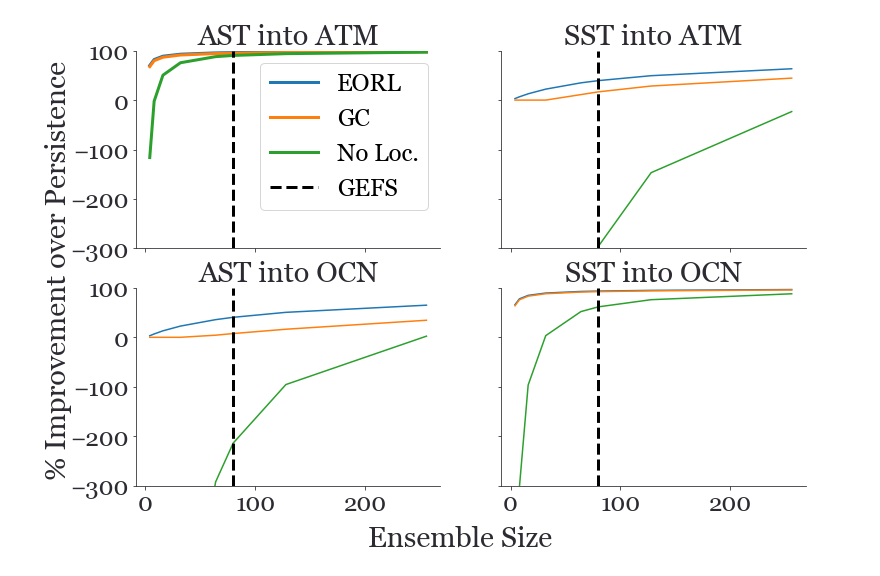
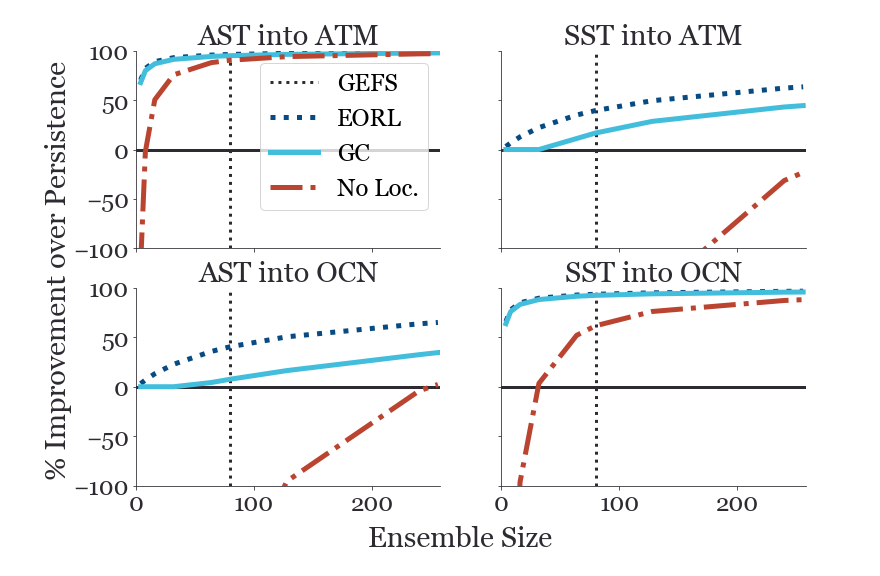
Before and after one commit to NOAA-PSL/obs_loc_for_scda, a Jupyter notebook: notebooks/opt_loc_by_ens_size.ipynb, the cells around one changed output. Cells and saved outputs as stored; diff of their text form; code cells hidden in the pictures.

```diff
--- a/notebooks/opt_loc_by_ens_size.ipynb
+++ b/notebooks/opt_loc_by_ens_size.ipynb
@@ -21,10 +23,11 @@ my_data_dir = proj_dir + '/my_data/20151206.030000/'
 nb_dir = proj_dir + '/notebooks/'
 # %%
 # Define colors
-raisin_black = [45/256, 42/256, 50/256]
-heliotrope_gray = [162/256, 155/256, 171/256]
-pacific_blue = [37/256, 162/256, 192/256]
-deep_saffron = [255/256, 145/256, 51/256]
+raisin_black       = [ 45/256,  42/256,  50/256]
+yale_blue          = [  8/256,  75/256, 131/256]
+maximum_blue       = [ 66/256, 191/256, 221/256]
+mint_green         = [173/256, 252/256, 146/256]
+golden_gate_bridge = [187/256,  68/256,  48/256]
 # %%
 def get_filenum(filename):
   match_obj = re.search('(?<=opt_loc_global_Ne).*(?=\.nc)', filename)
@@ -86,53 +74,59 @@ plt.show()
 fig, axs = plt.subplots(nrows=2, ncols=2, sharex=True, sharey=True)
 
 # AST into ATM
-axs[0,0].plot(ds['ens_size'].values, 100*ds['error_eorl_atm_ast_relative_median'].values, linewidth=3, label='EORL')
-axs[0,0].plot(ds['ens_size'].values, 100*ds['error_gcr_atm_ast_relative_median'].values, linewidth=3, label='GC')
-axs[0,0].plot(ds['ens_size'].values, 100*ds['error_unloc_atm_ast_relative_median'].values, linewidth=3, label='No Loc.')
-axs[0,0].axvline(80, color='k', linestyle='--', linewidth=3, label = 'GEFS')
+axs[0,0].axhline(0, color=raisin_black, linestyle='-', linewidth=3)
+axs[0,0].axvline(80, color=raisin_black, linestyle=':', linewidth=3, label = 'GEFS')
+axs[0,0].plot(ds['ens_size'].values, 100*ds['error_eorl_atm_ast_relative_median'].values,  linewidth=5, linestyle=':',  color=yale_blue,          label='EORL')
+axs[0,0].plot(ds['ens_size'].values, 100*ds['error_gcr_atm_ast_relative_median'].values,   linewidth=5, linestyle='-',  color=maximum_blue,       label='GC')
+axs[0,0].plot(ds['ens_size'].values, 100*ds['error_unloc_atm_ast_relative_median'].values, linewidth=5, linestyle='-.', color=golden_gate_bridge, label='No Loc.')
 
 # SST into ATM
-axs[0,1].plot(ds['ens_size'].values, 100*ds['error_eorl_atm_sst_relative_median'].values)
-axs[0,1].plot(ds['ens_size'].values, 100*ds['error_gcr_atm_sst_relative_median'].values)
-axs[0,1].plot(ds['ens_size'].values, 100*ds['error_unloc_atm_sst_relative_median'].values)
-axs[0,1].axvline(80, color='k', linestyle='--', linewidth=3)
+axs[0,1].axhline(0, color=raisin_black, linestyle='-', linewidth=3)
+axs[0,1].axvline(80, color=raisin_black, linestyle=':', linewidth=3)
+axs[0,1].plot(ds['ens_size'].values, 100*ds['error_eorl_atm_sst_relative_median'].values,  linewidth=5, linestyle=':',  color=yale_blue)
+axs[0,1].plot(ds['ens_size'].values, 100*ds['error_gcr_atm_sst_relative_median'].values,   linewidth=5, linestyle='-',  color=maximum_blue)
+axs[0,1].plot(ds['ens_size'].values, 100*ds['error_unloc_atm_sst_relative_median'].values, linewidth=5, linestyle='-.', color=golden_gate_bridge)
 
 # AST into OCN
-axs[1,0].plot(ds['ens_size'].values, 100*ds['error_eorl_ocn_ast_relative_median'].values)
-axs[1,0].plot(ds['ens_size'].values, 100*ds['error_gcr_ocn_ast_relative_median'].values)
-axs[1,0].plot(ds['ens_size'].values, 100*ds['error_unloc_ocn_ast_relative_median'].values)
-axs[1,0].axvline(80, color='k', linestyle='--', linewidth=3)
+axs[1,0].axhline(0, color=raisin_black, linestyle='-', linewidth=3)
+axs[1,0].axvline(80, color=raisin_black, linestyle=':', linewidth=3)
+axs[1,0].plot(ds['ens_size'].values, 100*ds['error_eorl_ocn_ast_relative_median'].values,  linewidth=5, linestyle=':',  color=yale_blue)
+axs[1,0].plot(ds['ens_size'].values, 100*ds['error_gcr_ocn_ast_relative_median'].values,   linewidth=5, linestyle='-',  color=maximum_blue)
+axs[1,0].plot(ds['ens_size'].values, 100*ds['error_unloc_ocn_ast_relative_median'].values, linewidth=5, linestyle='-.', color=golden_gate_bridge)
 
 # SST into OCN
-axs[1,1].plot(ds['ens_size'].values, 100*ds['error_eorl_ocn_sst_relative_median'].values)
-axs[1,1].plot(ds['ens_size'].values, 100*ds['error_gcr_ocn_sst_relative_median'].values)
-axs[1,1].plot(ds['ens_size'].values, 100*ds['error_unloc_ocn_sst_relative_median'].values)
-axs[1,1].axvline(80, color='k', linestyle='--', linewidth=3)
+axs[1,1].axhline(0, color=raisin_black, linestyle='-', linewidth=3)
+axs[1,1].axvline(80, color=raisin_black, linestyle=':', linewidth=3)
+axs[1,1].plot(ds['ens_size'].values, 100*ds['error_eorl_ocn_sst_relative_median'].values,  linewidth=5, linestyle=':',  color=yale_blue)
+axs[1,1].plot(ds['ens_size'].values, 100*ds['error_gcr_ocn_sst_relative_median'].values,   linewidth=5, linestyle='-',  color=maximum_blue)
+axs[1,1].plot(ds['ens_size'].values, 100*ds['error_unloc_ocn_sst_relative_median'].values, linewidth=5, linestyle='-.', color=golden_gate_bridge)
+
 
 # Titles
 fig.supylabel('% Improvement over Persistence', color=raisin_black)
 fig.supxlabel('Ensemble Size', color=raisin_black)
 axs[0,0].legend()
 axs[0,0].set_title('AST into ATM', color=raisin_black)
 axs[0,1].set_title('SST into ATM', color=raisin_black)
 axs[1,0].set_title('AST into OCN', color=raisin_black)
 axs[1,1].set_title('SST into OCN', color=raisin_black)
 
 # Adjust aesthetics
 for ax in axs.reshape(-1):
-    ax.set_ylim([-300, 100])
+    ax.set_ylim([-100, 100])
+    ax.set_xlim([0, 258])
     ax.spines['bottom'].set_color(raisin_black)
     ax.spines['top'].set_visible(False)
     ax.spines['right'].set_visible(False)
     ax.spines['left'].set_color(raisin_black)
     ax.xaxis.label.set_color(raisin_black)
     ax.yaxis.label.set_color(raisin_black)
     ax.tick_params(colors=raisin_black, which='both')
 
 plt.rcParams['figure.figsize'] = [12,8]
 plt.rcParams.update({'font.sans-serif':'Georgia'})
 plt.rcParams.update({'font.size':24})
-plt.savefig(plot_dir+'/ast_sst_rloc_errors_vs_ens_size.png',  bbox_inches='tight')
+plt.savefig(plot_dir+'/ast_sst_rloc_errors_vs_ens_size_legend.pdf',  bbox_inches='tight')
 plt.show()
 # %% [output]
-[figure, old version]
+[figure, new version]
```
Also changed, not shown: parts of 3 cells of this notebook, 17 other files.
